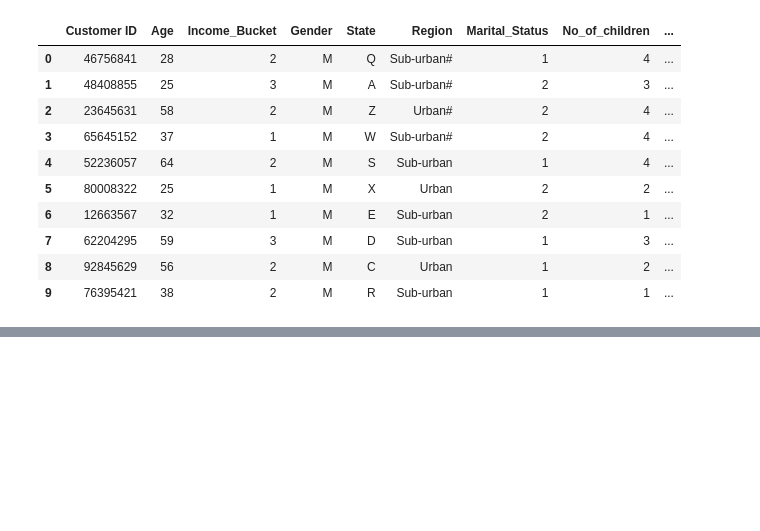
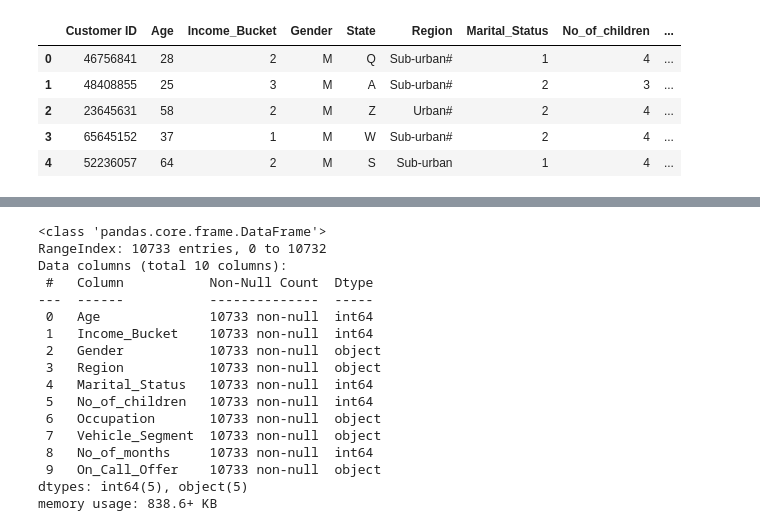
Before and after one commit to Juhan324/3-2-AI-project, a Jupyter notebook: AI project/Automobile customer multi-classification/Automobile Customer.ipynb, the cells around one changed output, grey strips where cells are left out. Drawn from its saved outputs; the diff is of its cells as text; code cells hidden in the pictures; blank space fills up the shorter version.

```diff
--- a/AI project/Automobile customer multi-classification/Automobile Customer.ipynb
+++ b/AI project/Automobile customer multi-classification/Automobile Customer.ipynb
@@ -19,19 +19,14 @@ tf.random.set_seed(3)
 # %%
 # 데이터 불러오기
 df = pd.read_csv('data/Automobile_customers.csv')
-df.head(10)
+df.head()
 # %% [output]
 |  | Customer ID | Age | Income_Bucket | Gender | State | Region | Marital_Status | No_of_children | ... |
 | 0 | 46756841 | 28 | 2 | M | Q | Sub-urban# | 1 | 4 | ... |
 | 1 | 48408855 | 25 | 3 | M | A | Sub-urban# | 2 | 3 | ... |
 | 2 | 23645631 | 58 | 2 | M | Z | Urban# | 2 | 4 | ... |
 | 3 | 65645152 | 37 | 1 | M | W | Sub-urban# | 2 | 4 | ... |
 | 4 | 52236057 | 64 | 2 | M | S | Sub-urban | 1 | 4 | ... |
-| 5 | 80008322 | 25 | 1 | M | X | Urban | 2 | 2 | ... |
-| 6 | 12663567 | 32 | 1 | M | E | Sub-urban | 2 | 1 | ... |
-| 7 | 62204295 | 59 | 3 | M | D | Sub-urban | 1 | 3 | ... |
-| 8 | 92845629 | 56 | 2 | M | C | Urban | 1 | 2 | ... |
-| 9 | 76395421 | 38 | 2 | M | R | Sub-urban | 1 | 1 | ... |
 # %%
 df.info()
 #Gender, State, Region, Occupation, Vehicle_Segment, Hobbies, On_Call_Offer는 object 타입이므로 어떤 데이터인지 csv 파일로 직접 확인
@@ -63,3 +58,25 @@ Data columns (total 13 columns):
  12  On_Call_Offer    10733 non-null  object
 dtypes: int64(6), object(7)
 memory usage: 1.1+ MB
+# %%
+#필요없는 데이터 삭제
+df = df.drop(['Customer ID','State','Hobbies'], axis=1)
+df.info()
+# %% [output]
+<class 'pandas.core.frame.DataFrame'>
+RangeIndex: 10733 entries, 0 to 10732
+Data columns (total 10 columns):
+ #   Column           Non-Null Count  Dtype
+---  ------           --------------  -----
+ 0   Age              10733 non-null  int64
+ 1   Income_Bucket    10733 non-null  int64
+ 2   Gender           10733 non-null  object
+ 3   Region           10733 non-null  object
+ 4   Marital_Status   10733 non-null  int64
+ 5   No_of_children   10733 non-null  int64
+ 6   Occupation       10733 non-null  object
+ 7   Vehicle_Segment  10733 non-null  object
+ 8   No_of_months     10733 non-null  int64
+ 9   On_Call_Offer    10733 non-null  object
+dtypes: int64(5), object(5)
+memory usage: 838.6+ KB
```
Also changed, not shown: parts of 15 cells of this notebook, 1 other file.
